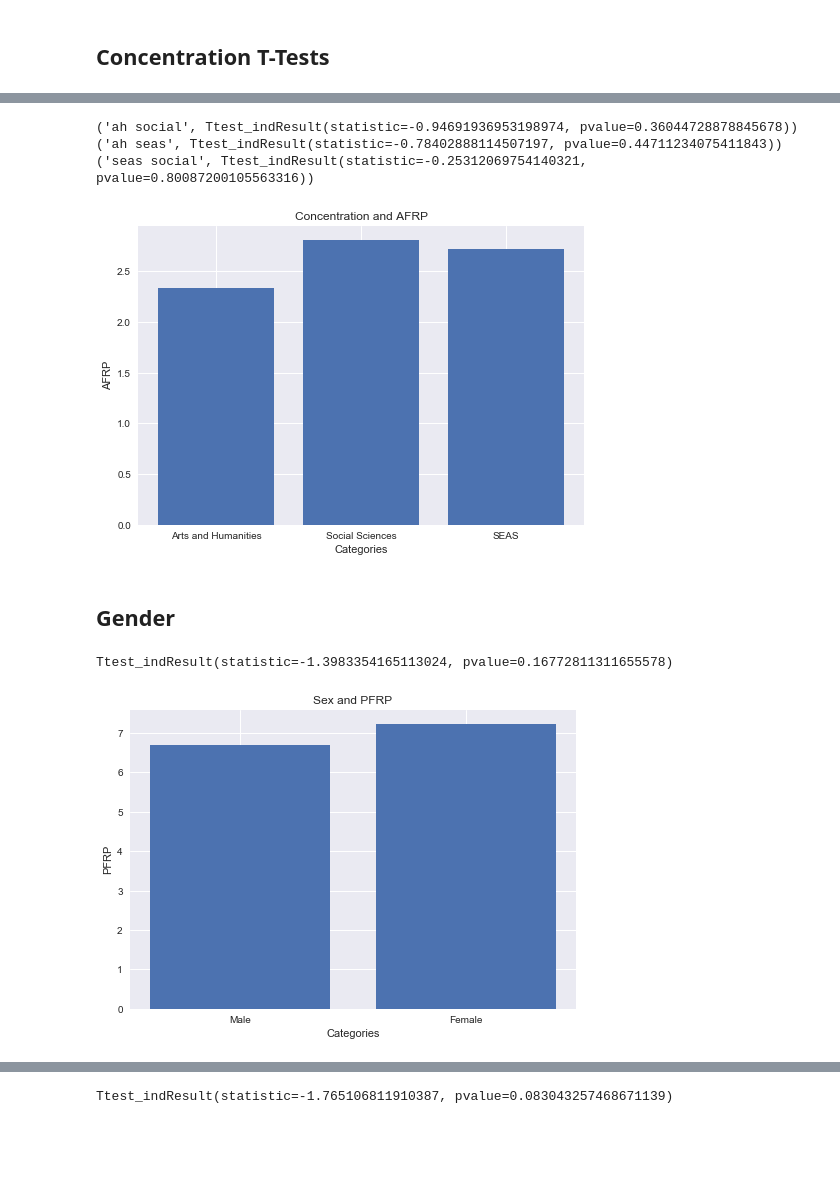
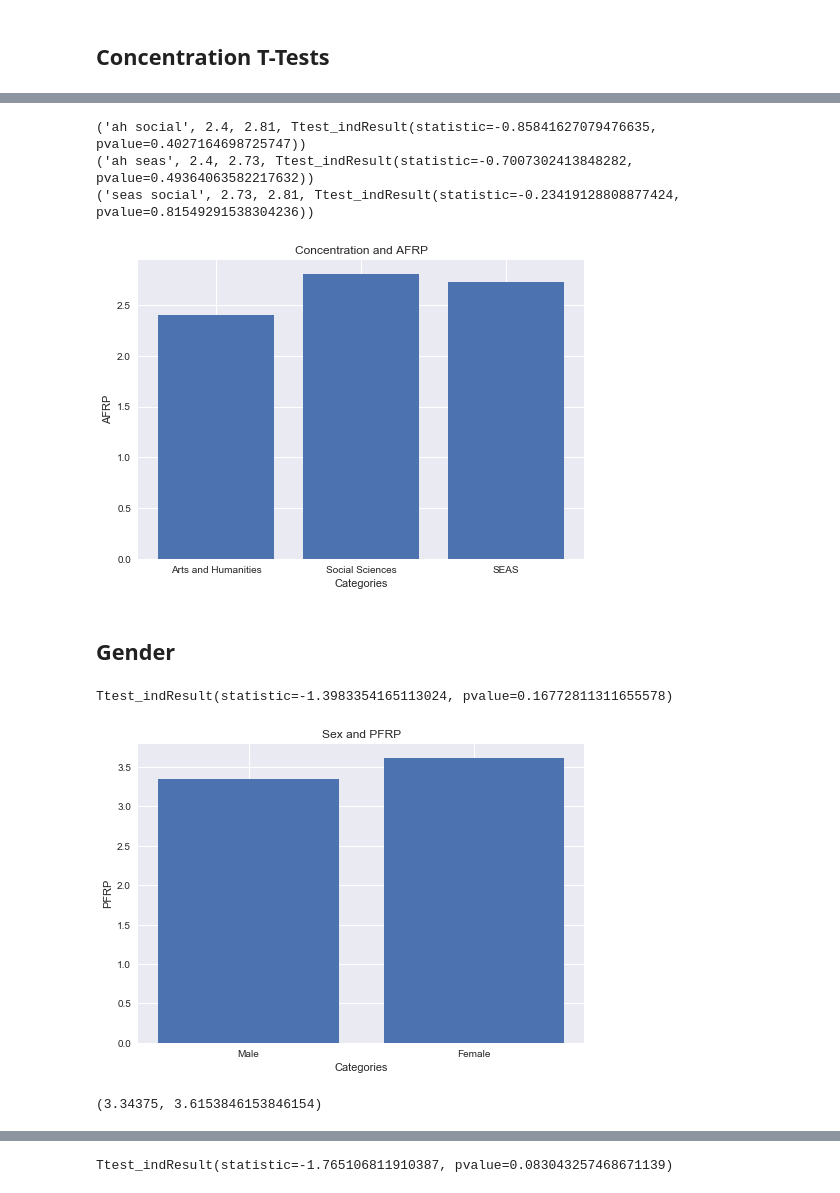
Before and after one commit to fizzX/sociol1126-project, a Jupyter notebook: t-tests.ipynb, the cells around one changed output, grey strips where cells are left out. Drawn from its saved outputs; the diff is of its cells as text; code cells hidden in the pictures; blank space fills up the shorter version.

```diff
--- a/t-tests.ipynb
+++ b/t-tests.ipynb
@@ -11,4 +11,4 @@ df = pd.read_csv('numerical_cleaned.csv')
 # anonymize data
 df = df.drop(['Email'], axis=1)
 # %%
-df['PFRP'] = df['Lottery Ticket Price'] + df['Borrowed Money']
+df['PFRP'] = 0.5*(df['Lottery Ticket Price'] + df['Borrowed Money'])
@@ -15,3 +23,5 @@ df['PFRP'] = df['Lottery Ticket Price'] + df['Borrowed Money']
+# %%
+df['EX'] = df['Hours spent socializing'] + df['Party Attendance'] + df['Conversation Starting']
 # %%
 df
 # %% [output]
@@ -66,9 +76,9 @@ seas = df_con.loc[df_con['Concentration_Category'].str.contains('SEAS')]['Reward
 ah = df_con.loc[df_con['Concentration_Category'].str.contains('AH')]['Reward']
 social = df_con.loc[df_con['Concentration_Category'].str.contains('Social')]['Reward']
 
-print('ah social', stats.ttest_ind(ah, social, equal_var = False))
-print('ah seas', stats.ttest_ind(ah, seas, equal_var = False))
-print('seas social', stats.ttest_ind(seas, social, equal_var = False))
+print('ah social', round(ah.mean(), 2), round(social.mean(), 2), stats.ttest_ind(ah, social, equal_var = False))
+print('ah seas', round(ah.mean(), 2), round(seas.mean(), 2), stats.ttest_ind(ah, seas, equal_var = False))
+print('seas social', round(seas.mean(), 2), round(social.mean(), 2), stats.ttest_ind(seas, social, equal_var = False))
 bars = ['Arts and Humanities', 'Social Sciences', 'SEAS']
 y_pos = np.arange(len(bars))
 plt.bar(np.arange(len(bars)), [ah.mean(), social.mean(), seas.mean()])
@@ -79,28 +89,30 @@ plt.xticks(y_pos, bars)
 plt.savefig('concentration_afrp.png', dpi = 600)
 plt.show()
 # %% [output]
-('ah social', Ttest_indResult(statistic=-0.94691936953198974, pvalue=0.36044728878845678))
-('ah seas', Ttest_indResult(statistic=-0.78402888114507197, pvalue=0.44711234075411843))
-('seas social', Ttest_indResult(statistic=-0.25312069754140321, pvalue=0.80087200105563316))
+('ah social', 2.4, 2.81, Ttest_indResult(statistic=-0.85841627079476635, pvalue=0.4027164698725747))
+('ah seas', 2.4, 2.73, Ttest_indResult(statistic=-0.7007302413848282, pvalue=0.49364063582217632))
+('seas social', 2.73, 2.81, Ttest_indResult(statistic=-0.23419128808877424, pvalue=0.81549291538304236))
-[figure, old version]
+[figure, new version]
 # %% [markdown]
 ## Gender
 # %%
 # PFRP
 male = df.loc[df['Sex'] == 1]['PFRP']
 female = df.loc[df['Sex'] == 2]['PFRP']
 
 print(stats.ttest_ind(male, female, equal_var = False))
 bars = ['Male', 'Female']
 y_pos = np.arange(len(bars))
 plt.bar(np.arange(len(bars)), [male.mean(), female.mean()])
 plt.title('Sex and PFRP')
 plt.xlabel('Categories')
 plt.ylabel('PFRP')
 plt.xticks(y_pos, bars)
-# plt.savefig('gender_pfrp.png', dpi = 600)
+plt.savefig('gender_pfrp.png', dpi = 600)
 plt.show()
+male.mean(), female.mean()
 # %% [output]
 Ttest_indResult(statistic=-1.3983354165113024, pvalue=0.16772811311655578)
-[figure, old version]
+[figure, new version]
+(3.34375, 3.6153846153846154)
 # %%
```
Also changed, not shown: parts of 6 cells of this notebook.
